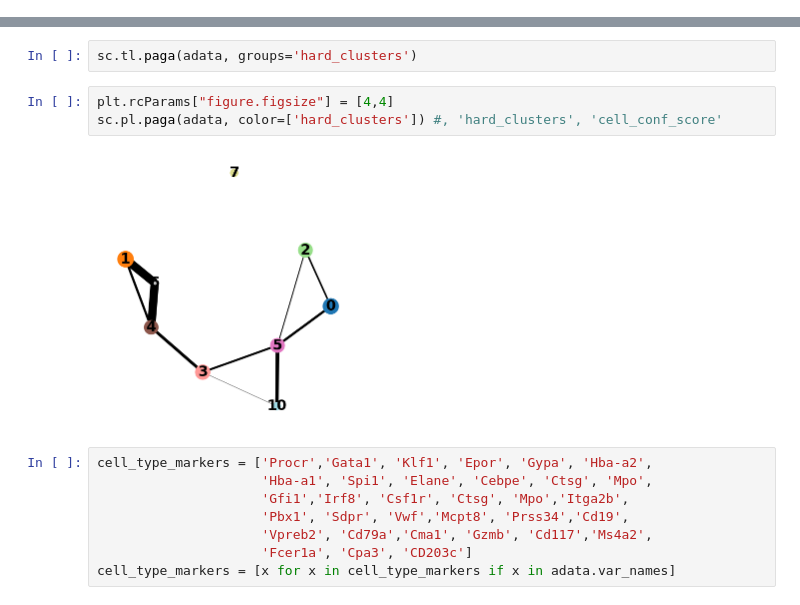
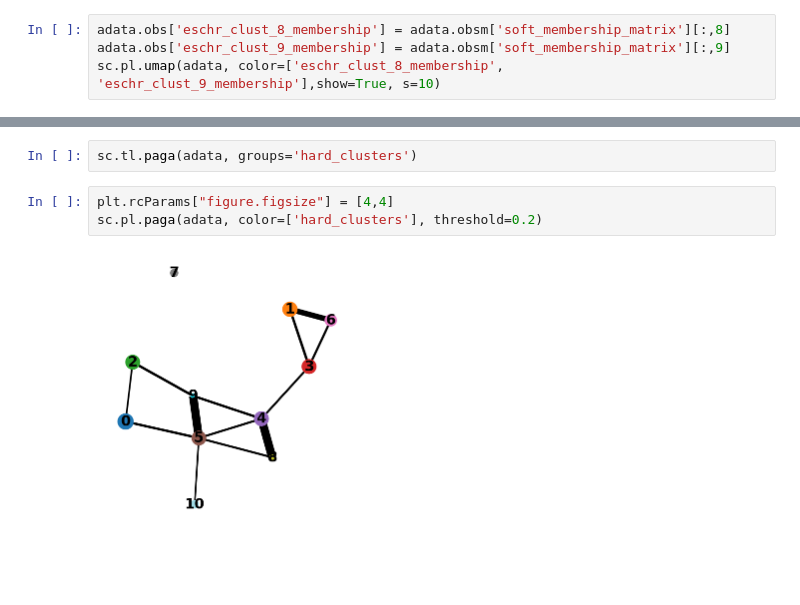
Before and after one commit to zunderlab/eschr, a Jupyter notebook: docs/notebooks/paul15.ipynb, the cells around one changed output, grey strips where cells are left out. Cells and saved outputs as stored; diff of their text form; blank space fills up the shorter version.

```diff
--- a/docs/notebooks/paul15.ipynb
+++ b/docs/notebooks/paul15.ipynb
@@ -143,0 +144,4 @@ sc.pl.umap(adata, color=['hard_clusters', 'uncertainty_score', 'paul15_clusters'
+# %%
+adata.obs['eschr_clust_8_membership'] = adata.obsm['soft_membership_matrix'][:,8]
+adata.obs['eschr_clust_9_membership'] = adata.obsm['soft_membership_matrix'][:,9]
+sc.pl.umap(adata, color=['eschr_clust_8_membership', 'eschr_clust_9_membership'],show=True, s=10)
@@ -149,14 +175,6 @@ ESCHR clusters can be used for external downstream analyses such as PAGA
 sc.tl.paga(adata, groups='hard_clusters')
 # %%
 plt.rcParams["figure.figsize"] = [4,4]
-sc.pl.paga(adata, color=['hard_clusters']) #, 'hard_clusters', 'cell_conf_score'
+sc.pl.paga(adata, color=['hard_clusters'], threshold=0.2)
 # %% [output]
-[figure, old version]
+[figure, new version]
-# %%
-cell_type_markers = ['Procr','Gata1', 'Klf1', 'Epor', 'Gypa', 'Hba-a2',
-                     'Hba-a1', 'Spi1', 'Elane', 'Cebpe', 'Ctsg', 'Mpo',
-                     'Gfi1','Irf8', 'Csf1r', 'Ctsg', 'Mpo','Itga2b',
-                     'Pbx1', 'Sdpr', 'Vwf','Mcpt8', 'Prss34','Cd19',
-                     'Vpreb2', 'Cd79a','Cma1', 'Gzmb', 'Cd117','Ms4a2',
-                     'Fcer1a', 'Cpa3', 'CD203c']
-cell_type_markers = [x for x in cell_type_markers if x in adata.var_names]
```
Also changed, not shown: parts of 11 cells of this notebook.
